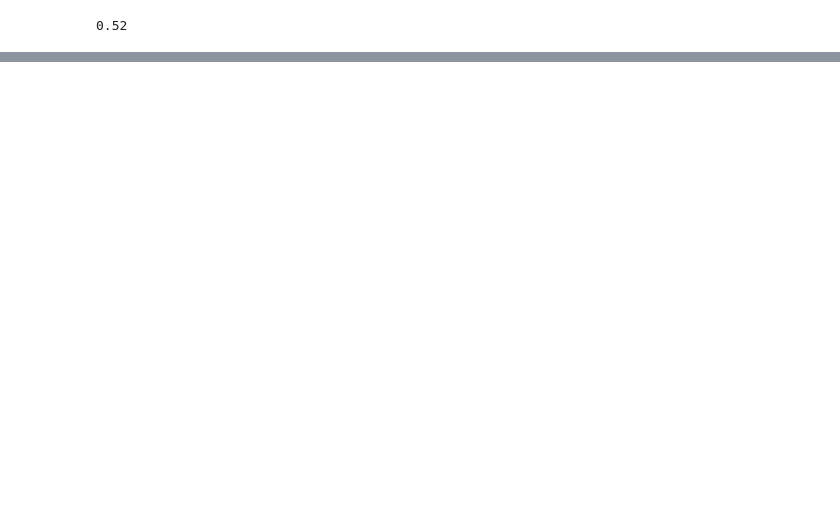
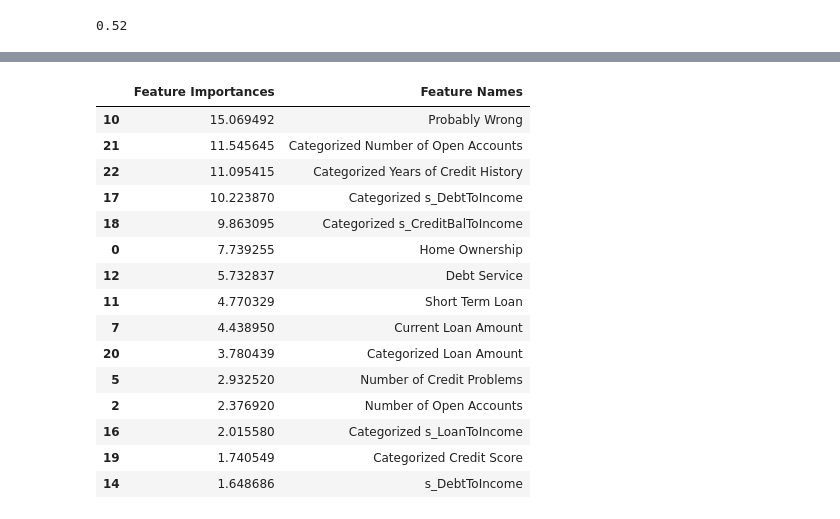
Before and after one commit to amerus/DBPy, a Jupyter notebook: FitTransform.ipynb, the cells around one changed output, grey strips where cells are left out. Drawn from its saved outputs; the diff is of its cells as text; code cells hidden in the pictures; blank space fills up the shorter version.

```diff
--- a/FitTransform.ipynb
+++ b/FitTransform.ipynb
@@ -384,6 +401,26 @@ pd.DataFrame(grid_searh["cv_results"]).sort_values(by="test-F1-mean", ascending=
 y_train_pred = model.predict(X_train)
 # %%
 y_pred = model.predict(X_test)
+# %%
+pd.DataFrame({"Feature Importances": model.feature_importances_, "Feature Names": model.feature_names_}).\
+sort_values(by="Feature Importances", ascending=False).head(15)
+# %% [output]
+|  | Feature Importances | Feature Names |
+| 10 | 15.069492 | Probably Wrong |
+| 21 | 11.545645 | Categorized Number of Open Accounts |
+| 22 | 11.095415 | Categorized Years of Credit History |
+| 17 | 10.223870 | Categorized s_DebtToIncome |
+| 18 | 9.863095 | Categorized s_CreditBalToIncome |
+| 0 | 7.739255 | Home Ownership |
+| 12 | 5.732837 | Debt Service |
+| 11 | 4.770329 | Short Term Loan |
+| 7 | 4.438950 | Current Loan Amount |
+| 20 | 3.780439 | Categorized Loan Amount |
+| 5 | 2.932520 | Number of Credit Problems |
+| 2 | 2.376920 | Number of Open Accounts |
+| 16 | 2.015580 | Categorized s_LoanToIncome |
+| 19 | 1.740549 | Categorized Credit Score |
+| 14 | 1.648686 | s_DebtToIncome |
 # %%
 np.round(f1_score(y_test, y_pred),2)
 # %% [output]
```
Also changed, not shown: parts of 42 cells of this notebook.
